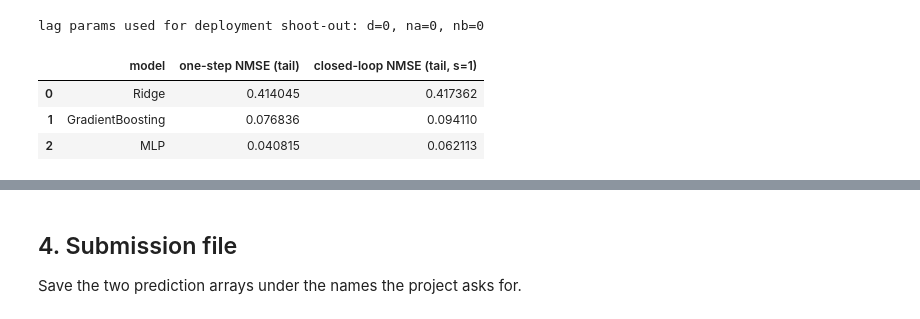
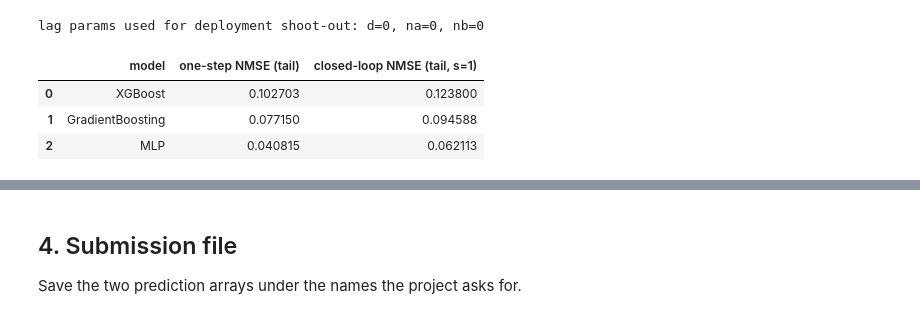
Before and after one commit to bnanguen/NARX, a Jupyter notebook: notebooks/main.ipynb, the cells around one changed output, grey strips where cells are left out. Saved outputs shown, nothing was run; the diff lists cells and outputs as text; code cells hidden in the pictures.

```diff
--- a/notebooks/main.ipynb
+++ b/notebooks/main.ipynb
@@ -402,10 +402,14 @@ def evaluate_pipeline(name, pipe, Y_tr, U_tr, Y_ts, U_ts, d, na, nb):
 # %%
 import pandas as pd
 
-ridge_proto = Ridge(alpha=1.0)
-gb_proto    = GradientBoostingRegressor(n_estimators=300, max_depth=4,
-                                        learning_rate=0.05, subsample=0.8,
-                                        random_state=42)
+xgb_proto = XGBRegressor(
+    n_estimators=300, max_depth=4, learning_rate=0.05,
+    subsample=0.8, colsample_bytree=0.8, tree_method='hist',
+    random_state=42, verbosity=0, n_jobs=-1,
+)
+gb_proto = GradientBoostingRegressor(n_estimators=300, max_depth=4,
+                                     learning_rate=0.05, subsample=0.8,
+                                     random_state=42)
 
 rows = []
 for sys_label, (Y_tr, U_tr, Y_ts, U_ts, true_p) in [
@@ -413,7 +417,7 @@ for sys_label, (Y_tr, U_tr, Y_ts, U_ts, true_p) in [
     ('NARX2', (Y2tr, U2tr, Y2ts, U2ts, NARX2_TRUE_PARAMS)),
 ]:
     d, na, nb = true_p['d'], true_p['na'], true_p['nb']
-    for mname, proto in [('Ridge', ridge_proto), ('GradientBoosting', gb_proto)]:
+    for mname, proto in [('XGBoost', xgb_proto), ('GradientBoosting', gb_proto)]:
         r = evaluate_pipeline(mname, make_baseline_pipeline(proto),
                                 Y_tr, U_tr, Y_ts, U_ts, d, na, nb)
         r['system'] = sys_label
@@ -566,26 +586,26 @@ lag params used for deployment shoot-out: d=0, na=0, nb=0
 # %%
 # Recursive (s=1) baselines on the held-out tail, all using the same
 # Pipeline(scaler -> MultiOutputRegressor(estimator)) interface.
 recursive_results = []
-for mname, proto in [('Ridge', ridge_proto), ('GradientBoosting', gb_proto)]:
+for mname, proto in [('XGBoost', xgb_proto), ('GradientBoosting', gb_proto)]:
     r = evaluate_pipeline(mname, make_baseline_pipeline(proto),
                             Y_train_part, U_train_part,
                             Y_tail, U_tail, d_r, na_r, nb_r)
     recursive_results.append({k: v for k, v in r.items() if k != 'pipe'})
 
 r_mlp = evaluate_mlp('MLP', Y_train_part, U_train_part,
                        Y_tail, U_tail, d_r, na_r, nb_r, verbose=False)
 recursive_results.append({k: v for k, v in r_mlp.items() if k not in ('history', 'pipe')})
 
 rec_table = pd.DataFrame(recursive_results)[['name',
                                                 'one_step_nmse',
                                                 'recursive_nmse']]
 rec_table.columns = ['model', 'one-step NMSE (tail)', 'closed-loop NMSE (tail, s=1)']
 rec_table
 # %% [output]
 |  | model | one-step NMSE (tail) | closed-loop NMSE (tail, s=1) |
-| 0 | Ridge | 0.414045 | 0.417362 |
-| 1 | GradientBoosting | 0.076836 | 0.094110 |
+| 0 | XGBoost | 0.102703 | 0.123800 |
+| 1 | GradientBoosting | 0.077150 | 0.094588 |
 | 2 | MLP | 0.040815 | 0.062113 |
 # %%
 # DIRMO block-size sweep with GB on the held-out tail.
```
Also changed, not shown: parts of 18 cells of this notebook, 2 other files.
